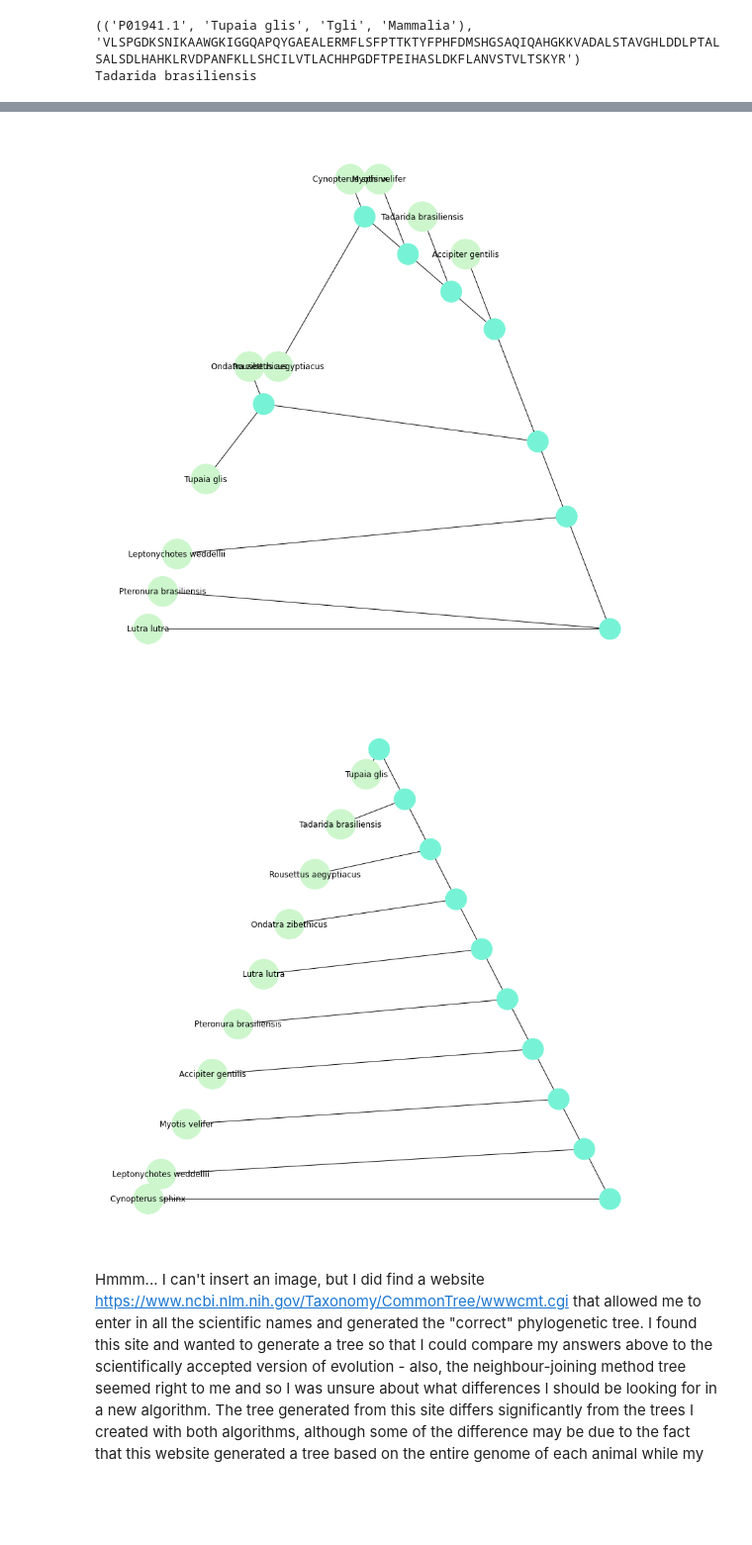
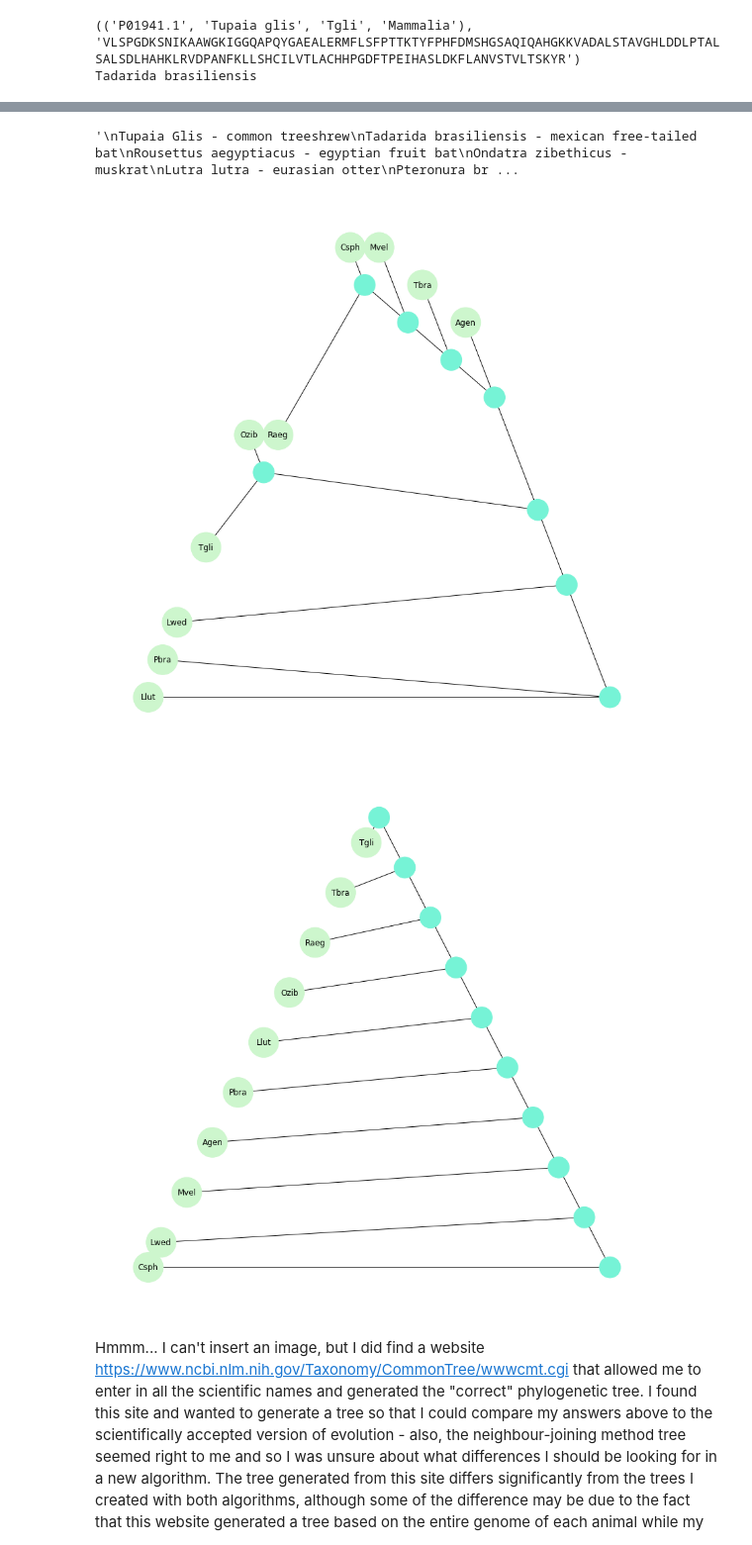
Before and after one commit to AWilliamson21/csbio-project2, a Jupyter notebook: project2.ipynb, the cells around one changed output, grey strips where cells are left out. Shown: that part at 99% size. Saved outputs shown, nothing was run; the diff lists cells and outputs as text; code cells hidden in the pictures; blank space fills up the shorter version.

```diff
--- a/project2.ipynb
+++ b/project2.ipynb
@@ -1633,8 +1633,8 @@ max_score = len(sequences[1][1])
 
 # create initial distanceMatrix
 for i in range(1, len(sequences) + 1):
-  names1.append(sequences[i - 1][0][1])
-  names2.append(sequences[i - 1][0][1])
+  names1.append(sequences[i - 1][0][2])
+  names2.append(sequences[i - 1][0][2])
   for j in range(1, len(sequences) + 1):
     if (i != j):
       r = showAlignmentG(sequences[i - 1][1], sequences[j - 1][1], linearGap, simpleMatch)
@@ -1668,7 +1668,7 @@ while (len(names2) > 1):
   names2.remove(names2[smallest_index[1] - 1])
 
   # 4. update distanceMatrix to account for the combined AB nodes
-  distanceMatrix2 = updateDistance(names, smallest_index, distanceMatrix)
+  distanceMatrix2 = updateDistance(names2, smallest_index, distanceMatrix2)
 
   inter_node_counter += 1
 
@@ -1702,3 +1702,4 @@ Cynopterus sphinx - greater short-nosed fruit bat
+'\nTupaia Glis - common treeshrew\nTadarida brasiliensis - mexican free-tailed bat\nRousettus aegyptiacus - egyptian fruit bat\nOndatra zibethicus - muskrat\nLutra lutra - eurasian otter\nPteronura br ...
-[figure, old version]
+[figure, new version]
-[figure, old version]
+[figure, new version]
 # %% [markdown]
```
Also changed, not shown: parts of 2 cells of this notebook.
